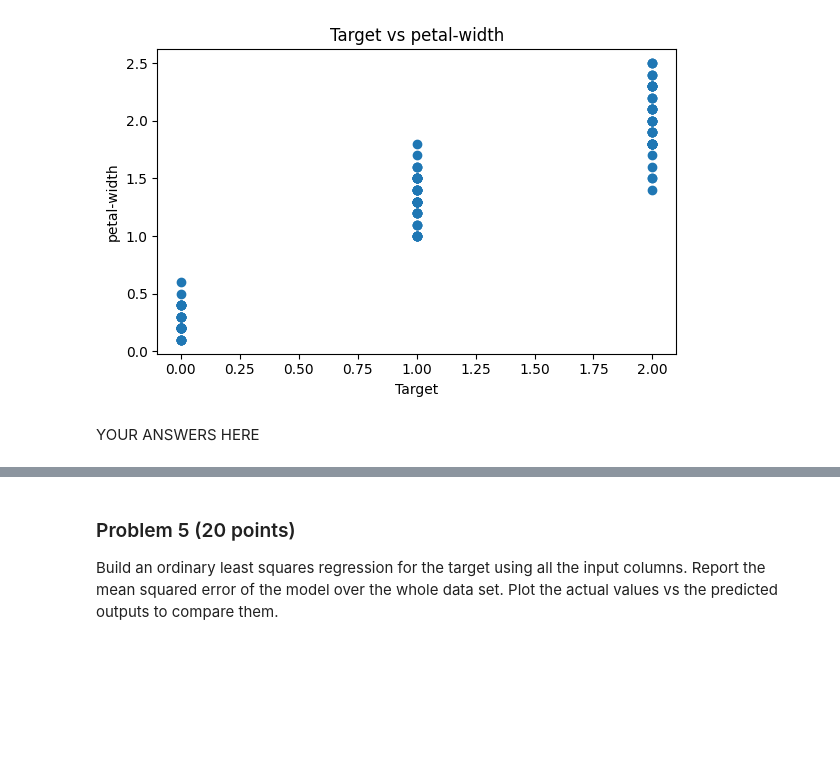
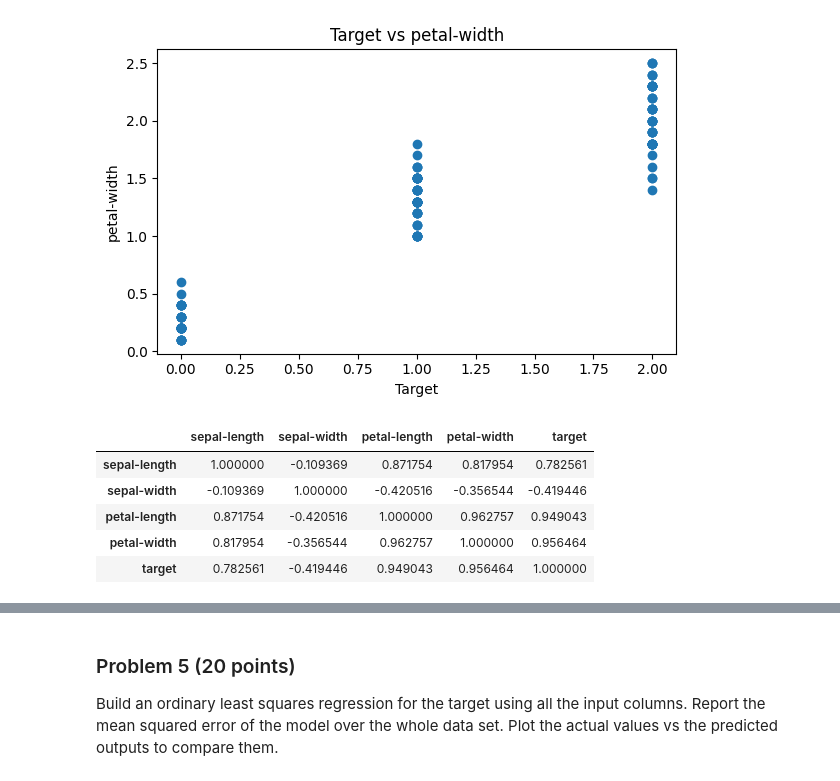
Before and after one commit to garikapativineet/dx601-final-project, a Jupyter notebook: project.ipynb, the cells around one changed output, grey strips where cells are left out. Cells and saved outputs as stored; diff of their text form; code cells hidden in the pictures; blank space fills up the shorter version.

```diff
--- a/project.ipynb
+++ b/project.ipynb
@@ -176,5 +203,13 @@ for col in iris_df.columns[:-1]:
 [figure]
 [figure]
 [figure]
-# %% [markdown]
-YOUR ANSWERS HERE
+# %%
+corr_mat = iris_df.corr()
+corr_mat
+# %% [output]
+|  | sepal-length | sepal-width | petal-length | petal-width | target |
+| sepal-length | 1.000000 | -0.109369 | 0.871754 | 0.817954 | 0.782561 |
+| sepal-width | -0.109369 | 1.000000 | -0.420516 | -0.356544 | -0.419446 |
+| petal-length | 0.871754 | -0.420516 | 1.000000 | 0.962757 | 0.949043 |
+| petal-width | 0.817954 | -0.356544 | 0.962757 | 1.000000 | 0.956464 |
+| target | 0.782561 | -0.419446 | 0.949043 | 0.956464 | 1.000000 |
```
Also changed, not shown: parts of 15 cells of this notebook.
